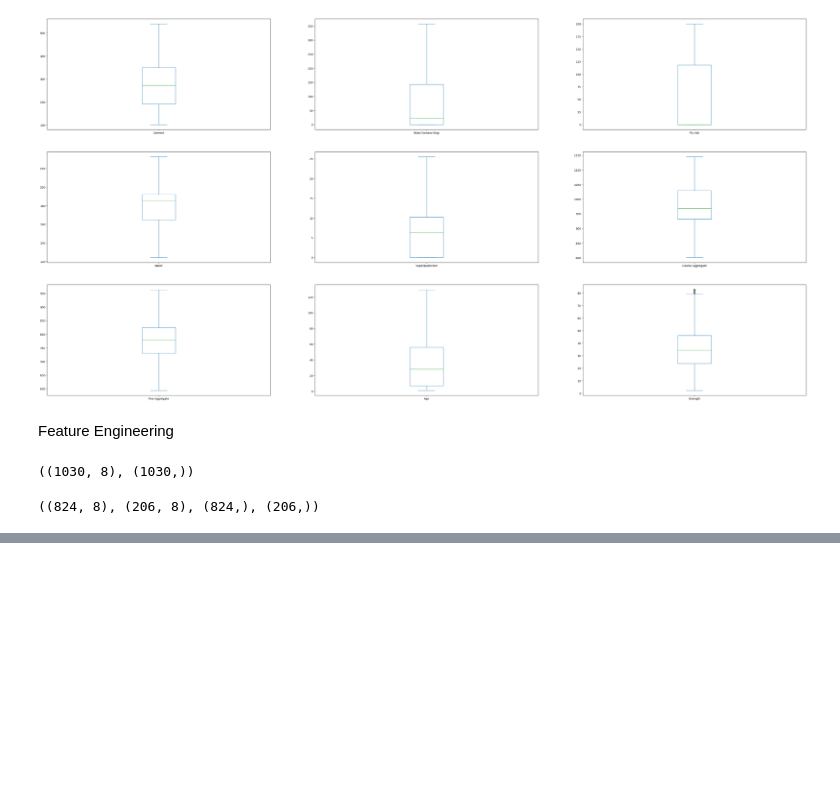
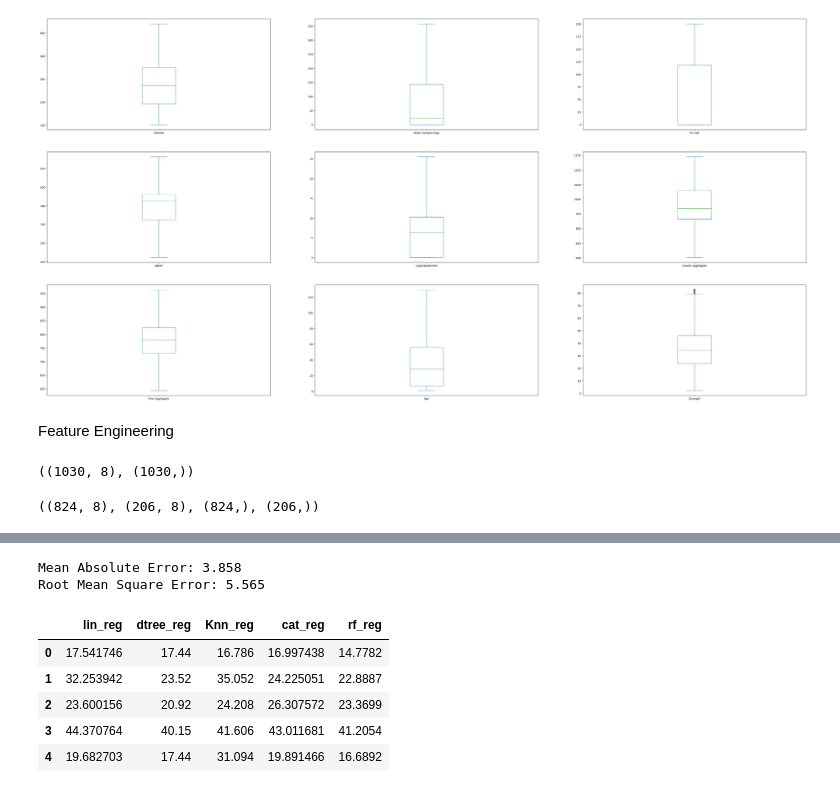
Before and after one commit to Sharzzz001/Machine-Learning-Applications-and-Kaggle-Competitions, a Jupyter notebook: Self-Projects/Cement/main.ipynb, the cells around one changed output, grey strips where cells are left out. Cells and saved outputs as stored; diff of their text form; code cells hidden in the pictures; blank space fills up the shorter version.

Commit message:
Stacking Regression Models!

```diff
--- a/Self-Projects/Cement/main.ipynb
+++ b/Self-Projects/Cement/main.ipynb
@@ -95,0 +136,10 @@ X_train.shape, X_test.shape, y_train.shape, y_test.shape
+# %%
+from sklearn.preprocessing import MinMaxScaler
+
+cols = X_train.columns
+scaler = MinMaxScaler()
+X_train_RF = scaler.fit_transform(X_train)
+X_test_RF = scaler.transform(X_test)
+
+X_train_RF = pd.DataFrame(X_train_RF,columns=cols)
+X_test_RF = pd.DataFrame(X_test_RF,columns=cols)
@@ -95,0 +191,11 @@ X_train.shape, X_test.shape, y_train.shape, y_test.shape
+# %%
+from sklearn.metrics import mean_squared_error, mean_absolute_error
+from math import sqrt
+
+mae = mean_absolute_error(y_test,y_pred_RF_cv)
+rmse = sqrt(mean_squared_error(y_test,y_pred_RF_cv))
+
+print("Mean Absolute Error: {0}\nRoot Mean Square Error: {1}".format(round(mae,3),round(rmse,3)))
+# %% [output]
+Mean Absolute Error: 3.858
+Root Mean Square Error: 5.565
@@ -95,0 +249,40 @@ X_train.shape, X_test.shape, y_train.shape, y_test.shape
+# %%
+def stack(x_train, y_train , x_test , models,code):
+
+    def flatten_list(_2d_list):
+        flat_list = []
+        for element in _2d_list:
+            if type(element) is list:
+                for item in element:
+                    flat_list.append(item)
+            else:
+                flat_list.append(element)
+        return flat_list
+
+    result = list()
+    for i in list(range(len(models))):
+        reg = models[i]
+        reg.fit(x_train,y_train)
+        test_pred = flatten_list(reg.predict(x_test).tolist())
+        result.append(test_pred)
+
+    result_df = pd.DataFrame()
+    for i in list(range(len(code))):
+        result_df[code[i]] = result[i]
+    return result_df
+# %%
+final_df = pd.DataFrame(columns = code)
+for i in range(0,len(train_data)):
+    current_df = stack(train_data[i],y_data[i],test_data[i],models,code)
+    final_df = pd.concat([final_df,current_df])
+
+final_test = stack(X_train,y_train,X_test,models,code)
+
+final_df.head()
+# %% [output]
+|  | lin_reg | dtree_reg | Knn_reg | cat_reg | rf_reg |
+| 0 | 17.541746 | 17.44 | 16.786 | 16.997438 | 14.7782 |
+| 1 | 32.253942 | 23.52 | 35.052 | 24.225051 | 22.8887 |
+| 2 | 23.600156 | 20.92 | 24.208 | 26.307572 | 23.3699 |
+| 3 | 44.370764 | 40.15 | 41.606 | 43.011681 | 41.2054 |
+| 4 | 19.682703 | 17.44 | 31.094 | 19.891466 | 16.6892 |
```
Also changed, not shown: parts of 14 cells of this notebook, 4 other files.
